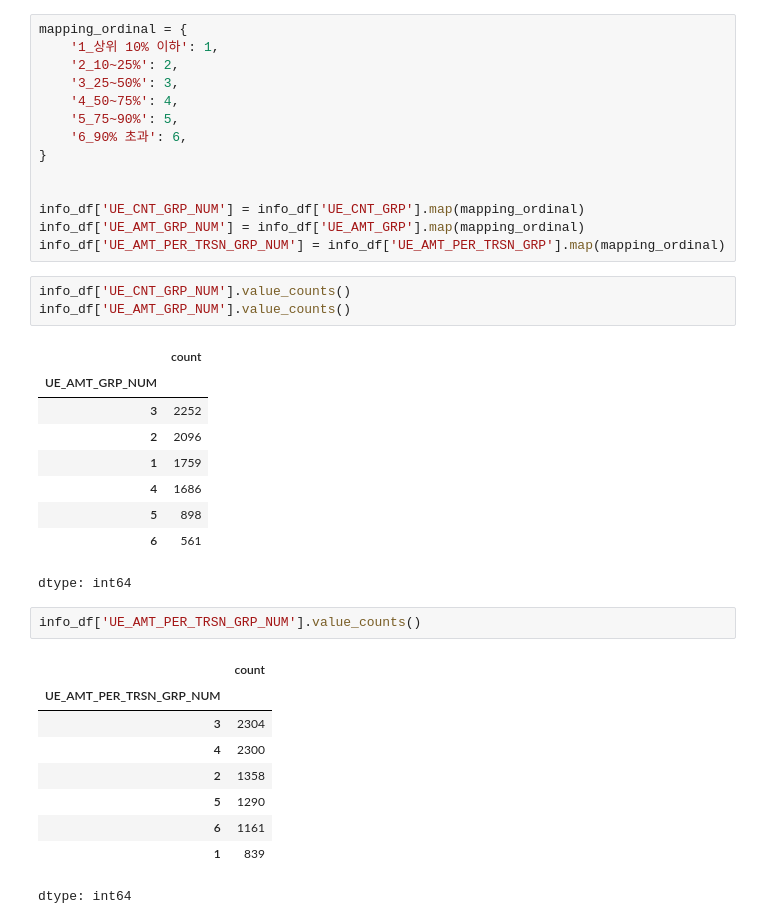
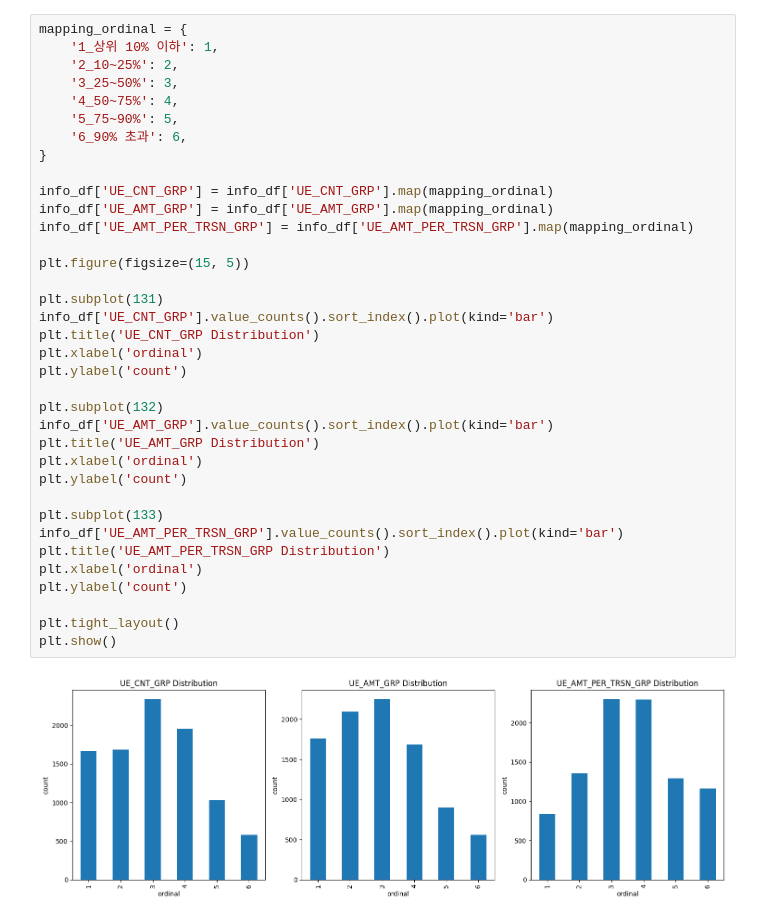
Before and after one commit to MD-KoD/MD-KoD-DP, a Jupyter notebook: DATA_Preprocessing_by_EDA.ipynb, the cells around one changed output. Saved outputs shown, nothing was run; the diff lists cells and outputs as text.

```diff
--- a/DATA_Preprocessing_by_EDA.ipynb
+++ b/DATA_Preprocessing_by_EDA.ipynb
@@ -65,39 +74,38 @@ info_df['OP_WEEKDAY'] = info_df['OP_YMD_CLEAN'].dt.weekday  # 월:0 ~ 일:6
 # %%
 mapping_ordinal = {
     '1_상위 10% 이하': 1,
     '2_10~25%': 2,
     '3_25~50%': 3,
     '4_50~75%': 4,
     '5_75~90%': 5,
     '6_90% 초과': 6,
 }
 
+info_df['UE_CNT_GRP'] = info_df['UE_CNT_GRP'].map(mapping_ordinal)
+info_df['UE_AMT_GRP'] = info_df['UE_AMT_GRP'].map(mapping_ordinal)
+info_df['UE_AMT_PER_TRSN_GRP'] = info_df['UE_AMT_PER_TRSN_GRP'].map(mapping_ordinal)
 
-info_df['UE_CNT_GRP_NUM'] = info_df['UE_CNT_GRP'].map(mapping_ordinal)
-info_df['UE_AMT_GRP_NUM'] = info_df['UE_AMT_GRP'].map(mapping_ordinal)
-info_df['UE_AMT_PER_TRSN_GRP_NUM'] = info_df['UE_AMT_PER_TRSN_GRP'].map(mapping_ordinal)
+plt.figure(figsize=(15, 5))
+
+plt.subplot(131)
+info_df['UE_CNT_GRP'].value_counts().sort_index().plot(kind='bar')
+plt.title('UE_CNT_GRP Distribution')
+plt.xlabel('ordinal')
+plt.ylabel('count')
+
+plt.subplot(132)
+info_df['UE_AMT_GRP'].value_counts().sort_index().plot(kind='bar')
+plt.title('UE_AMT_GRP Distribution')
+plt.xlabel('ordinal')
+plt.ylabel('count')
+
+plt.subplot(133)
+info_df['UE_AMT_PER_TRSN_GRP'].value_counts().sort_index().plot(kind='bar')
+plt.title('UE_AMT_PER_TRSN_GRP Distribution')
+plt.xlabel('ordinal')
+plt.ylabel('count')
+
+plt.tight_layout()
+plt.show()
+# %% [output]
+[figure, added]
-# %%
-info_df['UE_CNT_GRP_NUM'].value_counts()
-info_df['UE_AMT_GRP_NUM'].value_counts()
-# %% [output]
-|  | count |
-| UE_AMT_GRP_NUM |  |
-| 3 | 2252 |
-| 2 | 2096 |
-| 1 | 1759 |
-| 4 | 1686 |
-| 5 | 898 |
-| 6 | 561 |
-dtype: int64
-# %%
-info_df['UE_AMT_PER_TRSN_GRP_NUM'].value_counts()
-# %% [output]
-|  | count |
-| UE_AMT_PER_TRSN_GRP_NUM |  |
-| 3 | 2304 |
-| 4 | 2300 |
-| 2 | 1358 |
-| 5 | 1290 |
-| 6 | 1161 |
-| 1 | 839 |
-dtype: int64
```
Also changed, not shown: parts of 14 cells of this notebook, 2 other files.
